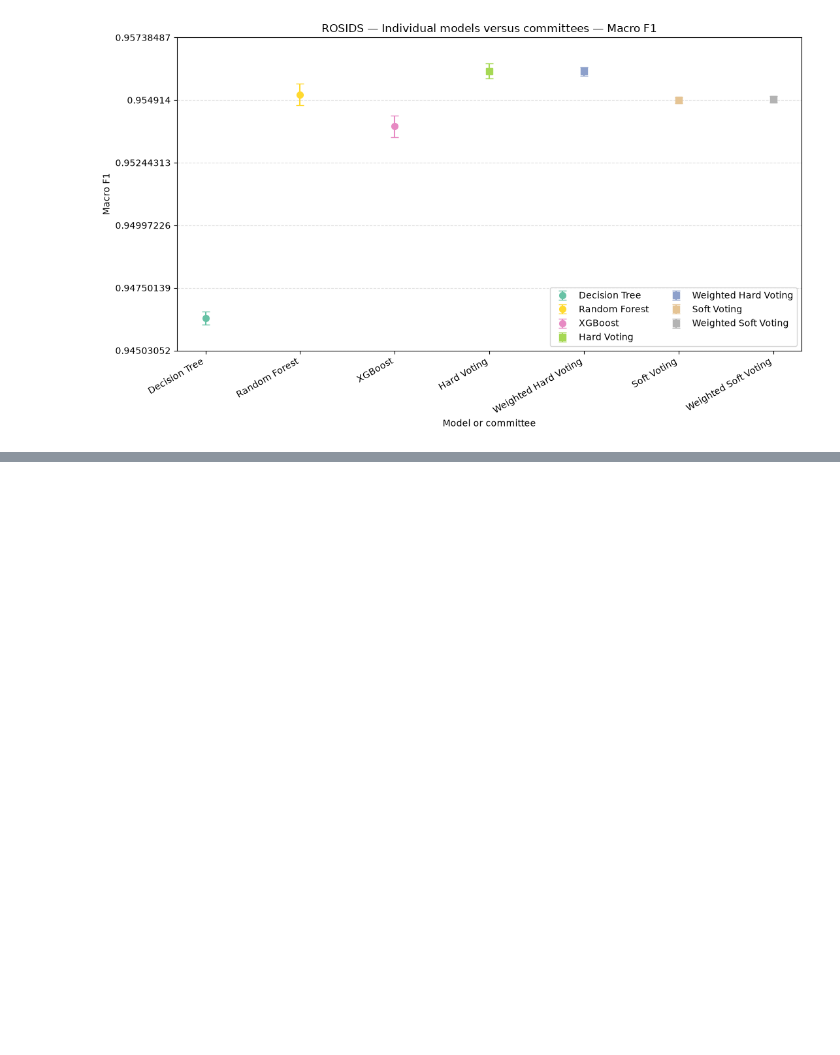
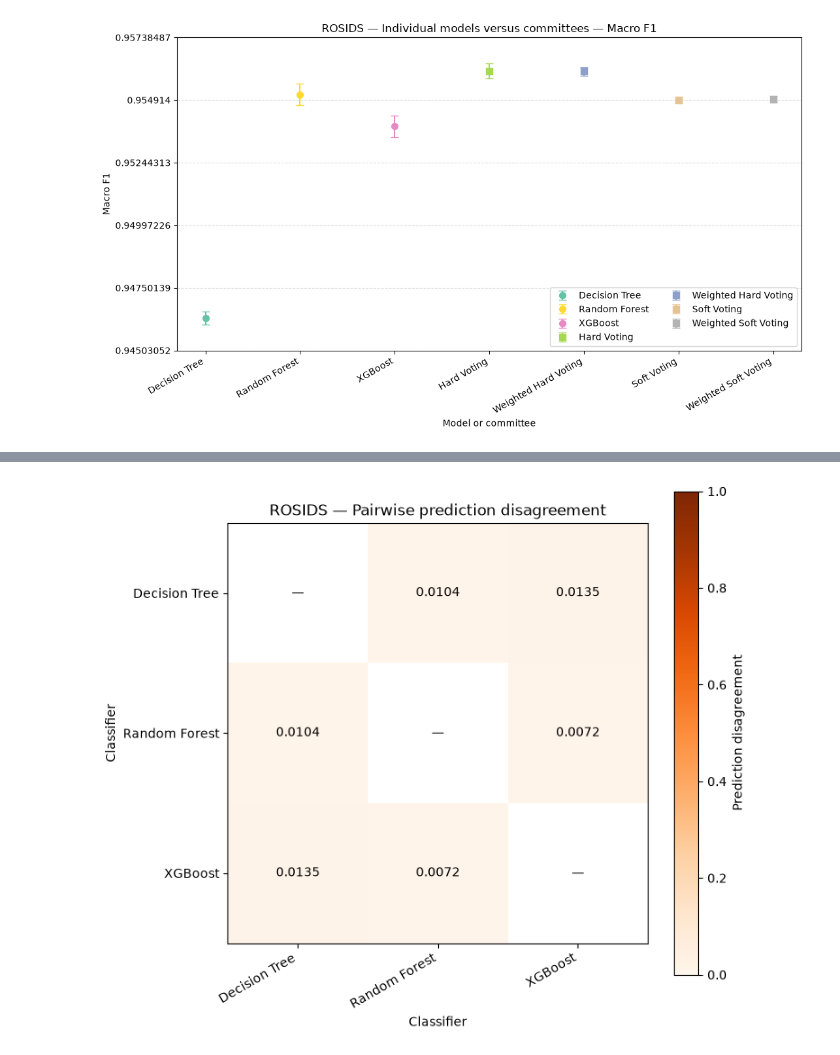
Before and after one commit to gabdumal/machine_learning_assignment, a Jupyter notebook: assignment/pipeline/rosids_committee.ipynb, the cells around one changed output, grey strips where cells are left out. Saved outputs shown, nothing was run; the diff lists cells and outputs as text; code cells hidden in the pictures; blank space fills up the shorter version.

```diff
--- a/assignment/pipeline/rosids_committee.ipynb
+++ b/assignment/pipeline/rosids_committee.ipynb
@@ -196,0 +233,14 @@ plt.close(figure)
+# %%
+# ============================================================================
+# Pairwise prediction disagreement heatmap
+# ============================================================================
+
+figure = plot_committee_prediction_disagreement_heatmap(
+    diversity_table=ROSIDS_committee_statistics.diversity_table,
+    title=f"{DATASET_NAME} — Pairwise prediction disagreement",
+)
+
+display(figure)
+plt.close(figure)
+# %% [output]
+[figure, added]
```
Also changed, not shown: parts of 9 cells of this notebook, 13 other files.
